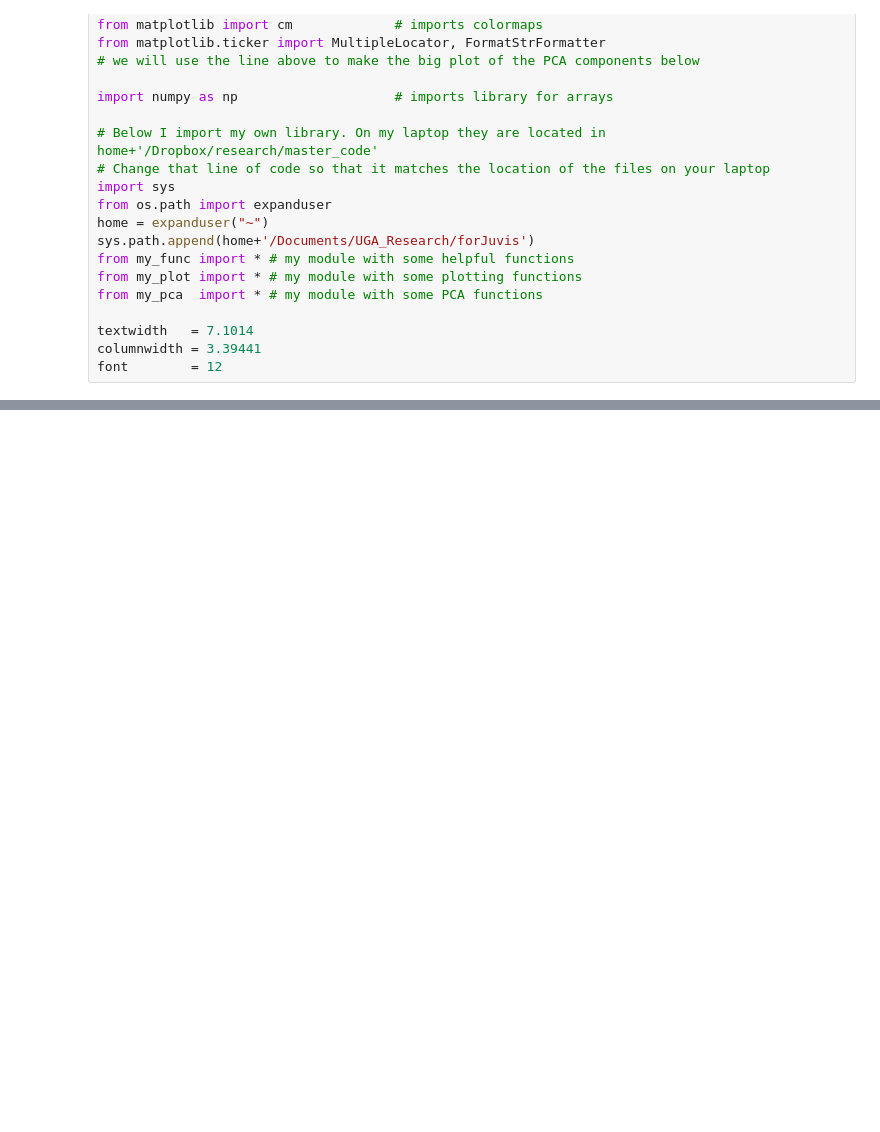
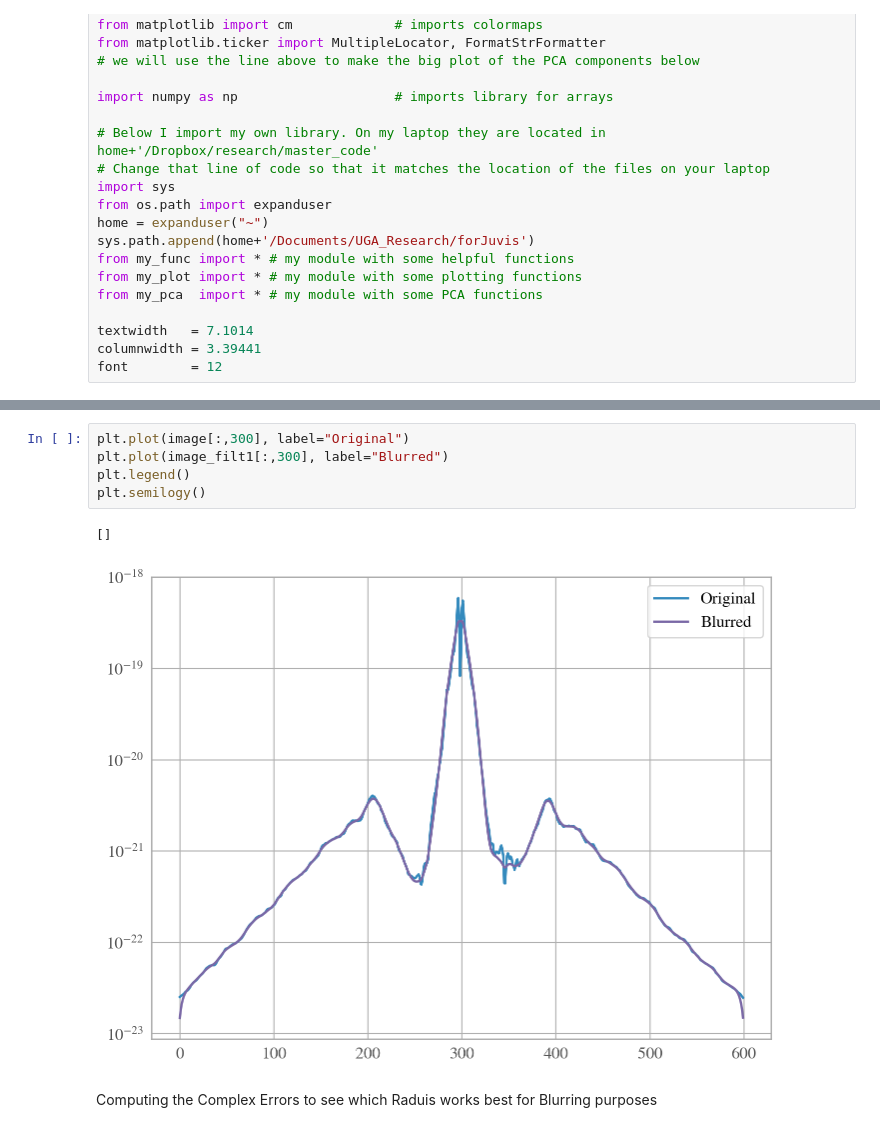
Before and after one commit to Juvis237/PCASummer_Research2024, a Jupyter notebook: blurring_BW.ipynb, the cells around one changed output, grey strips where cells are left out. Cells and saved outputs as stored; diff of their text form; blank space fills up the shorter version.

```diff
--- a/blurring_BW.ipynb
+++ b/blurring_BW.ipynb
@@ -375,0 +379,10 @@ plot_log_image(image,title='Original',  logScale=True) # plotting the original i
+# %%
+plt.plot(image[:,300], label="Original")
+plt.plot(image_filt1[:,300], label="Blurred")
+plt.legend()
+plt.semilogy()
+# %% [output]
+[]
+[figure, added]
+# %% [markdown]
+Computing the Complex Errors to see which Raduis works best for Blurring purposes
```
Also changed, not shown: parts of 14 cells of this notebook.
